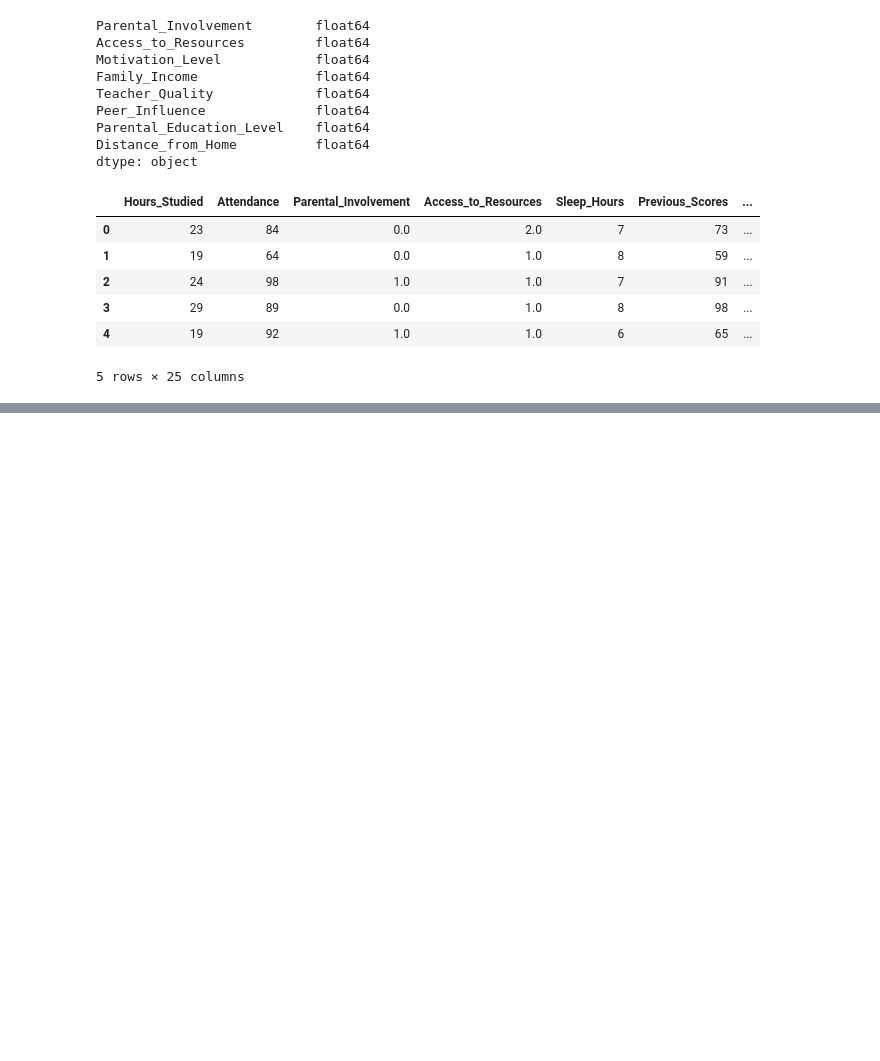
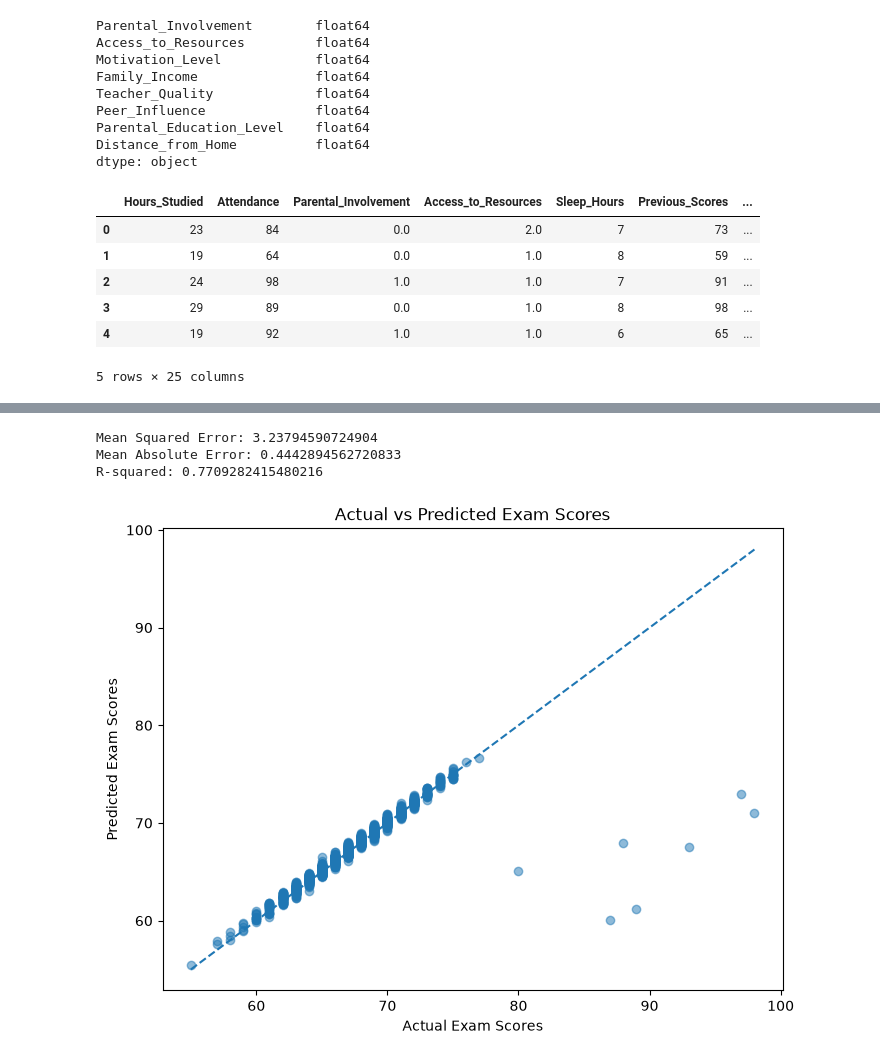
Before and after one commit to mariambuzaladze/Student-Performance-Predictor, a Jupyter notebook: notebooks/student-performance.ipynb, the cells around one changed output, grey strips where cells are left out. Saved outputs shown, nothing was run; the diff lists cells and outputs as text; code cells hidden in the pictures; blank space fills up the shorter version.

Commit message:
feat: complete initial model exploration

```diff
--- a/notebooks/student-performance.ipynb
+++ b/notebooks/student-performance.ipynb
@@ -148,3 +148,19 @@ df.head()
 | 3 | 29 | 89 | 0.0 | 1.0 | 8 | 98 | ... |
 | 4 | 19 | 92 | 1.0 | 1.0 | 6 | 65 | ... |
 5 rows × 25 columns
+# %%
+from sklearn.model_selection import train_test_split
+from sklearn.preprocessing import StandardScaler
+
+X=df.drop("Exam_Score", axis=1)
+y=df["Exam_Score"]
+
+X_train, X_test, y_train, y_test = train_test_split(X, y, test_size=0.2, random_state=42)
+
+scaler=StandardScaler()
+
+X_train_scaled=scaler.fit_transform(X_train)
+X_test_scaled=scaler.transform(X_test)
+
+X_train_scaled
+X_test_scaled
@@ -150,0 +181,41 @@ df.head()
+# %%
+from sklearn.linear_model import LinearRegression
+
+model=LinearRegression()
+model.fit(X_train_scaled, y_train)
+
+y_pred=model.predict(X_test_scaled)
+# %%
+from sklearn.metrics import mean_squared_error, mean_absolute_error, r2_score
+
+mse=mean_squared_error(y_test, y_pred)
+mae=mean_absolute_error(y_test, y_pred)
+r2=r2_score(y_test, y_pred)
+
+print(f"Mean Squared Error: {mse}")
+print(f"Mean Absolute Error: {mae}")
+print(f"R-squared: {r2}")
+# %% [output]
+Mean Squared Error: 3.23794590724904
+Mean Absolute Error: 0.4442894562720833
+R-squared: 0.7709282415480216
+# %%
+import matplotlib.pyplot as plt
+
+plt.figure(figsize=(8, 6))
+
+plt.scatter(y_test, y_pred, alpha=0.5)
+
+plt.plot(
+    [y_test.min(), y_test.max()],
+    [y_test.min(), y_test.max()],
+    linestyle="--"
+)
+
+plt.xlabel("Actual Exam Scores")
+plt.ylabel("Predicted Exam Scores")
+plt.title("Actual vs Predicted Exam Scores")
+
+plt.show()
+# %% [output]
+[figure, added]
```
Also changed, not shown: parts of 1 cell of this notebook.
